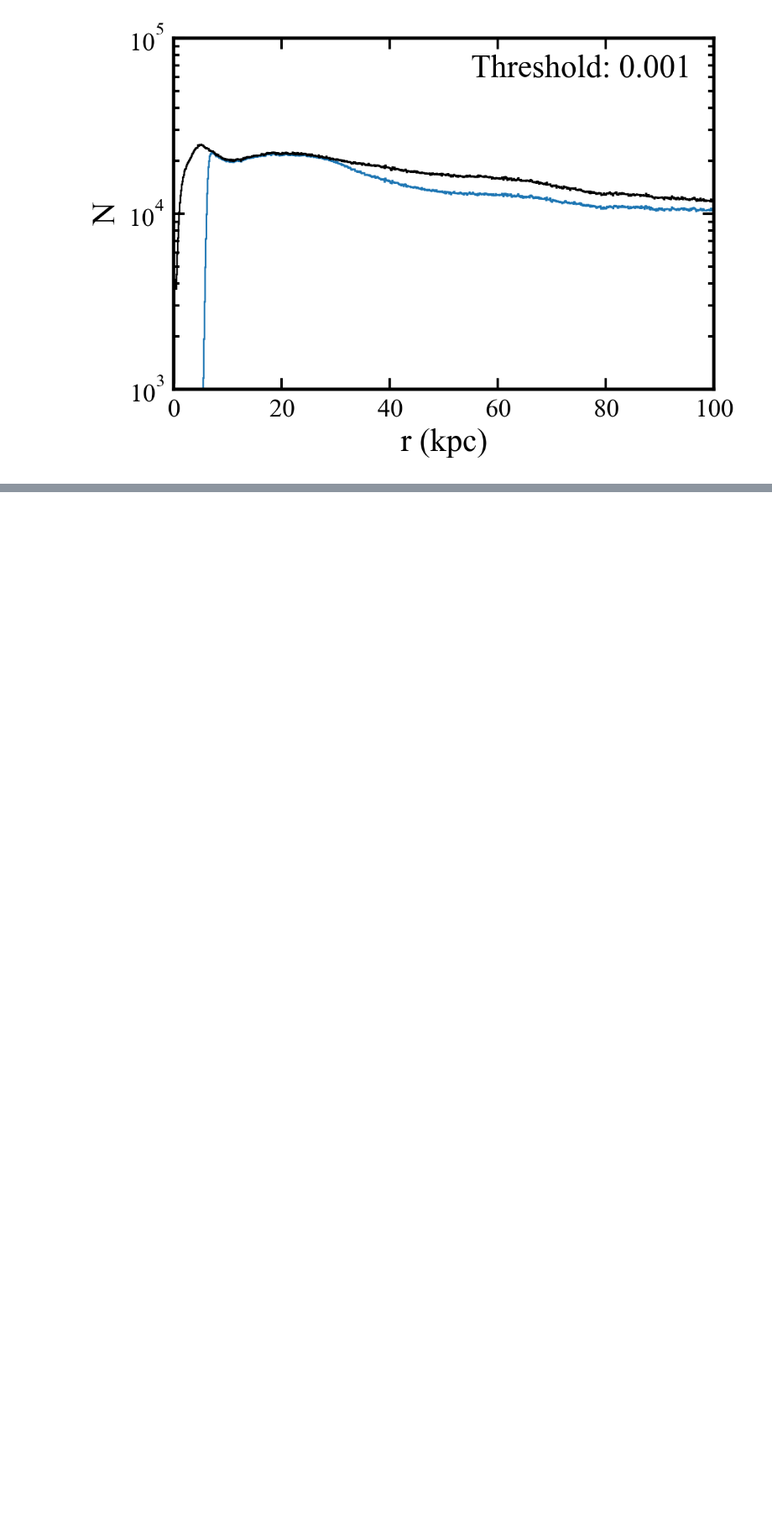
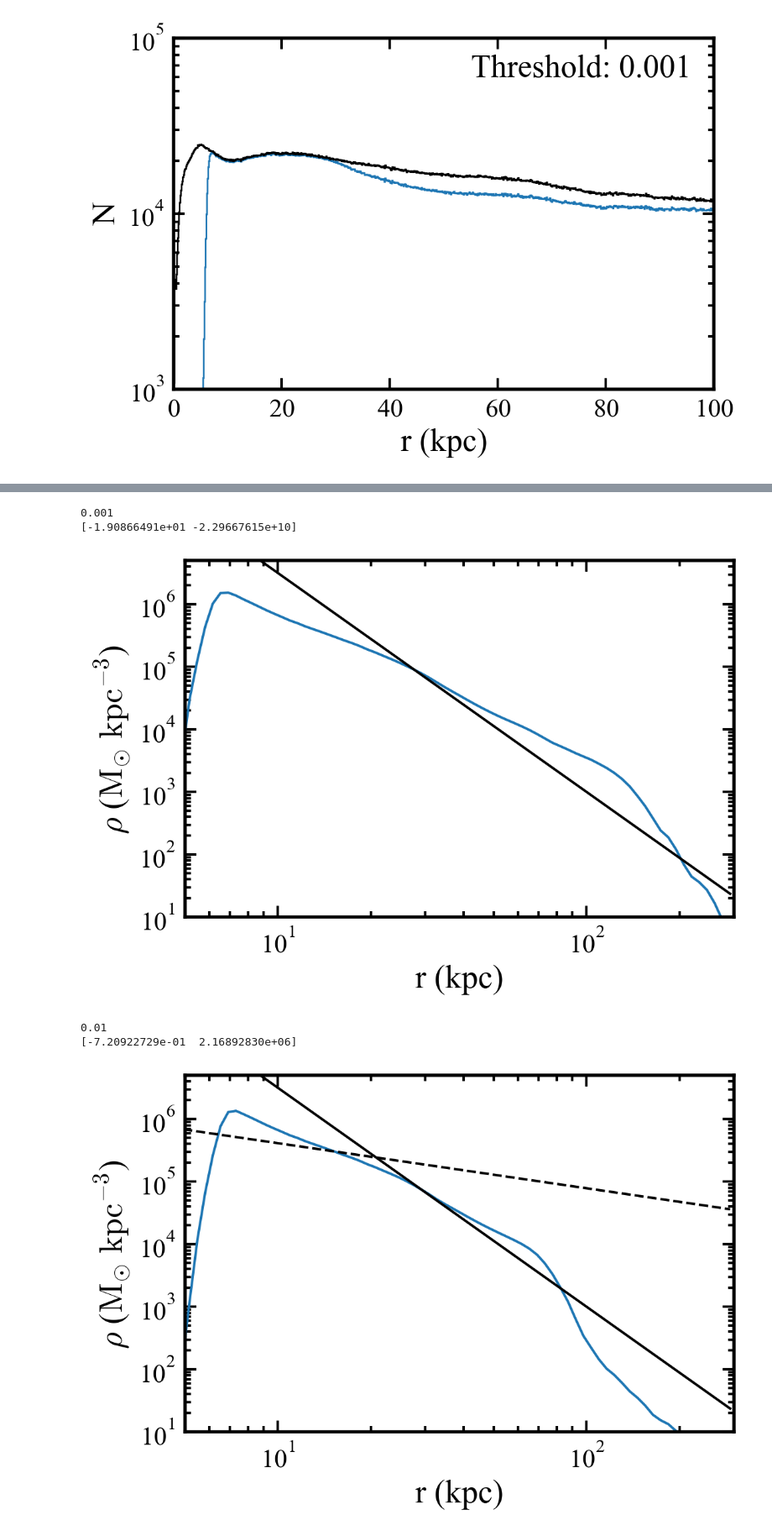
Before and after one commit to AndrewGraus/Stellar_Halo_Project, a Jupyter notebook: Test_with_new_model.ipynb, the cells around one changed output, grey strips where cells are left out. Shown at 84% size. Cells and saved outputs as stored; diff of their text form; code cells hidden in the pictures; blank space fills up the shorter version.

Commit message:
added notebook with tests of the completed TF classifier model

```diff
--- a/Test_with_new_model.ipynb
+++ b/Test_with_new_model.ipynb
@@ -189,0 +247,48 @@ plt.show()
+# %%
+from scipy.optimize import curve_fit
+
+def power_law(r,alpha,A):
+    import numpy as np
+    return A*np.power(r,alpha)
+
+threshold_list = [1.0e-3,1.0e-2,0.1,0.4]
+for threshold in threshold_list:
+    print threshold
+    bins = np.logspace(1.0e-3,np.log10(300.0),100)
+    dist_halo = dist_gal[star_gal>threshold]
+
+    density_profile = []
+
+    for kk in range(len(bins)-1):
+        particle_mask = (dist_halo>bins[kk])&(dist_halo<bins[kk+1])
+        mass_bin = np.sum(particle_mask)*stellar_mass
+        bin_size = 4.0/3.0*np.pi*(bins[kk+1]**3.0-bins[kk]**3.0)
+        density_profile.append(mass_bin/bin_size)
+
+    bins_plot = np.array([(bins[xx]+bins[xx+1])/2.0 for xx in range(len(bins)-1)])
+    density_profile = np.array(density_profile)
+
+    density_mask = (density_profile>1.0e2)
+    popt, pcov = curve_fit(power_law,bins_plot[density_mask],density_profile[density_mask],p0=[-3.6,1.0e10])
+    print popt
+
+    fit_plot = power_law(bins_plot,*popt)
+    fit_test = power_law(bins_plot,-3.5,1.0e10)
+
+    plt.plot(bins_plot,density_profile,color='C0')
+    plt.plot(bins_plot,fit_plot,color='k',linestyle='--')
+    plt.plot(bins_plot,fit_test,color='k',linestyle='-')
+    plt.xscale('log')
+    plt.yscale('log')
+    plt.xlim([5.0,300.0])
+    plt.ylim([10.0,5.0e6])
+    plt.xlabel('r (kpc)',fontsize=20)
+    plt.ylabel(r'$\rm \rho$ ($\rm M_{\odot}$ $\rm kpc^{-3}$)',fontsize=20)
+    plt.show()
+# %% [output]
+0.001
+[-1.90866491e+01 -2.29667615e+10]
+[figure, added]
+0.01
+[-7.20922729e-01  2.16892830e+06]
+[figure, added]
```
Also changed, not shown: parts of 22 cells of this notebook.
